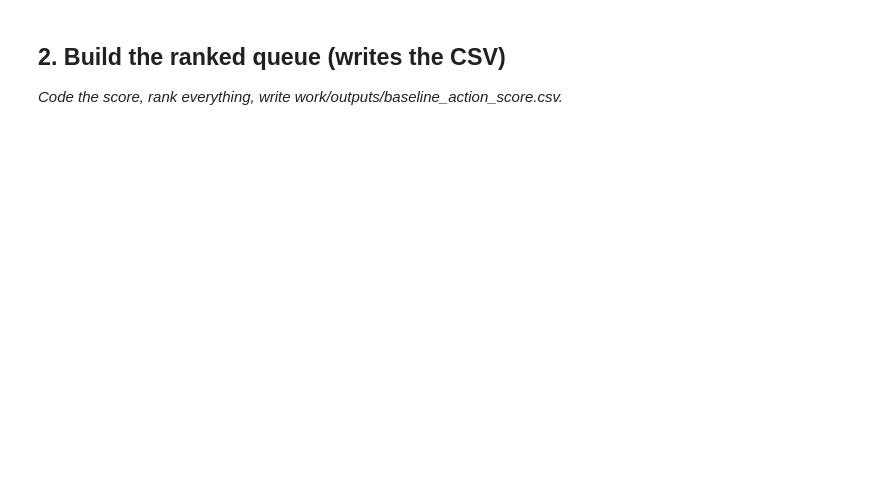
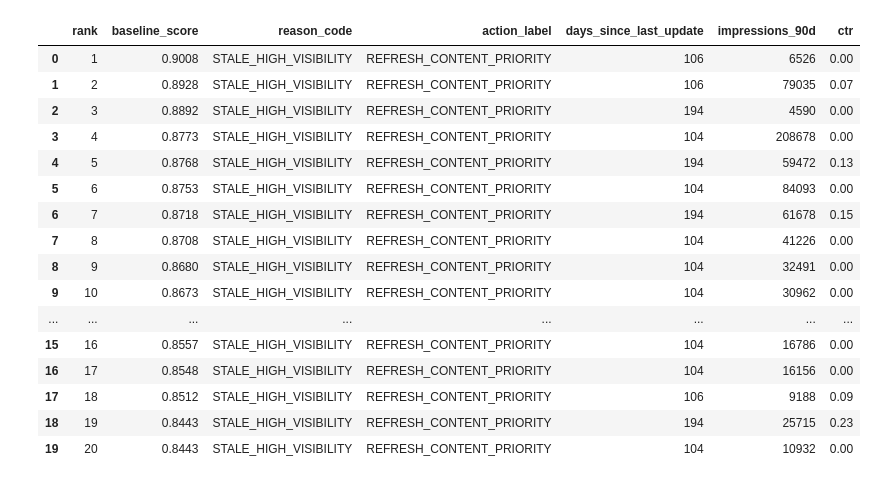
Before and after one commit to ibraheem-ali23/flyrank-ml-internship, a Jupyter notebook: work/notebooks/w04_baseline_score.ipynb, the cells around one changed output. Cells and saved outputs as stored; diff of their text form; code cells hidden in the pictures; blank space fills up the shorter version.

Commit message:
Complete ML-07 baseline action score and top-20 review

```diff
--- a/work/notebooks/w04_baseline_score.ipynb
+++ b/work/notebooks/w04_baseline_score.ipynb
@@ -12,0 +75,29 @@ This skeleton is yours to fill. Work the sections **in order** — each one has
+# %%
+# This cell is for CODE (numbers, a query, a check).
+# Write your text answer in the cell ABOVE this one — typing sentences here breaks Run All.
+work_df = df.copy()
+
+stale_norm = work_df["days_since_last_update"].rank(pct=True)
+imp_norm = work_df["impressions_90d"].rank(pct=True)
+ctr_low_norm = 1.0 - work_df["ctr"].rank(pct=True)
+
+work_df["baseline_score"] = (0.50 * stale_norm + 0.30 * imp_norm + 0.20 * ctr_low_norm).round(4)
+
+def assign_reason_and_action(row):
+    if row["days_since_last_update"] >= work_df["days_since_last_update"].quantile(0.67) and row["impressions_90d"] >= work_df["impressions_90d"].quantile(0.50):
+        return pd.Series(["STALE_HIGH_VISIBILITY", "REFRESH_CONTENT_PRIORITY"])
+    elif row["days_since_last_update"] >= work_df["days_since_last_update"].quantile(0.50) and row["ctr"] <= work_df["ctr"].quantile(0.35):
+        return pd.Series(["STALE_CTR_DRAG", "REVIEW_SNIPPET_AND_CONTENT"])
+    return pd.Series(["MODERATE_STALENESS_WATCH", "MONITOR_ONLY"])
+
+work_df[["reason_code", "action_label"]] = work_df.apply(assign_reason_and_action, axis=1)
+ranked_df = work_df.sort_values("baseline_score", ascending=False).reset_index(drop=True)
+ranked_df["rank"] = ranked_df.index + 1
+
+os.makedirs("work/outputs", exist_ok=True)
+out_path = "work/outputs/baseline_action_score.csv"
+keep_cols = [c for c in ["rank", "client_id", "baseline_score", "reason_code", "action_label", "days_since_last_update", "impressions_90d", "ctr", "avg_position"] if c in ranked_df.columns]
+ranked_df[keep_cols].to_csv(out_path, index=False)
+
+print(f"Wrote {len(ranked_df):,} ranked rows to {out_path}")
+ranked_df[keep_cols].head(20)
@@ -13,7 +148,23 @@ This skeleton is yours to fill. Work the sections **in order** — each one has
 # %%
 # This cell is for CODE (numbers, a query, a check).
 # Write your text answer in the cell ABOVE this one — typing sentences here breaks Run All.
+top20_cols = [c for c in ["rank", "baseline_score", "reason_code", "action_label", "days_since_last_update", "impressions_90d", "ctr"] if c in ranked_df.columns]
+ranked_df[top20_cols].head(20)
+# %% [output]
+|  | rank | baseline_score | reason_code | action_label | days_since_last_update | impressions_90d | ctr |
+| 0 | 1 | 0.9008 | STALE_HIGH_VISIBILITY | REFRESH_CONTENT_PRIORITY | 106 | 6526 | 0.00 |
+| 1 | 2 | 0.8928 | STALE_HIGH_VISIBILITY | REFRESH_CONTENT_PRIORITY | 106 | 79035 | 0.07 |
+| 2 | 3 | 0.8892 | STALE_HIGH_VISIBILITY | REFRESH_CONTENT_PRIORITY | 194 | 4590 | 0.00 |
+| 3 | 4 | 0.8773 | STALE_HIGH_VISIBILITY | REFRESH_CONTENT_PRIORITY | 104 | 208678 | 0.00 |
+| 4 | 5 | 0.8768 | STALE_HIGH_VISIBILITY | REFRESH_CONTENT_PRIORITY | 194 | 59472 | 0.13 |
+| 5 | 6 | 0.8753 | STALE_HIGH_VISIBILITY | REFRESH_CONTENT_PRIORITY | 104 | 84093 | 0.00 |
+| 6 | 7 | 0.8718 | STALE_HIGH_VISIBILITY | REFRESH_CONTENT_PRIORITY | 194 | 61678 | 0.15 |
+| 7 | 8 | 0.8708 | STALE_HIGH_VISIBILITY | REFRESH_CONTENT_PRIORITY | 104 | 41226 | 0.00 |
+| 8 | 9 | 0.8680 | STALE_HIGH_VISIBILITY | REFRESH_CONTENT_PRIORITY | 104 | 32491 | 0.00 |
+| 9 | 10 | 0.8673 | STALE_HIGH_VISIBILITY | REFRESH_CONTENT_PRIORITY | 104 | 30962 | 0.00 |
+| ... | ... | ... | ... | ... | ... | ... | ... |
+| 15 | 16 | 0.8557 | STALE_HIGH_VISIBILITY | REFRESH_CONTENT_PRIORITY | 104 | 16786 | 0.00 |
+| 16 | 17 | 0.8548 | STALE_HIGH_VISIBILITY | REFRESH_CONTENT_PRIORITY | 104 | 16156 | 0.00 |
+| 17 | 18 | 0.8512 | STALE_HIGH_VISIBILITY | REFRESH_CONTENT_PRIORITY | 106 | 9188 | 0.09 |
+| 18 | 19 | 0.8443 | STALE_HIGH_VISIBILITY | REFRESH_CONTENT_PRIORITY | 194 | 25715 | 0.23 |
+| 19 | 20 | 0.8443 | STALE_HIGH_VISIBILITY | REFRESH_CONTENT_PRIORITY | 104 | 10932 | 0.00 |
-# %% [markdown]
-## 2. Build the ranked queue (writes the CSV)
-
-*Code the score, rank everything, write work/outputs/baseline_action_score.csv.*
```
Also changed, not shown: parts of 13 cells of this notebook.
